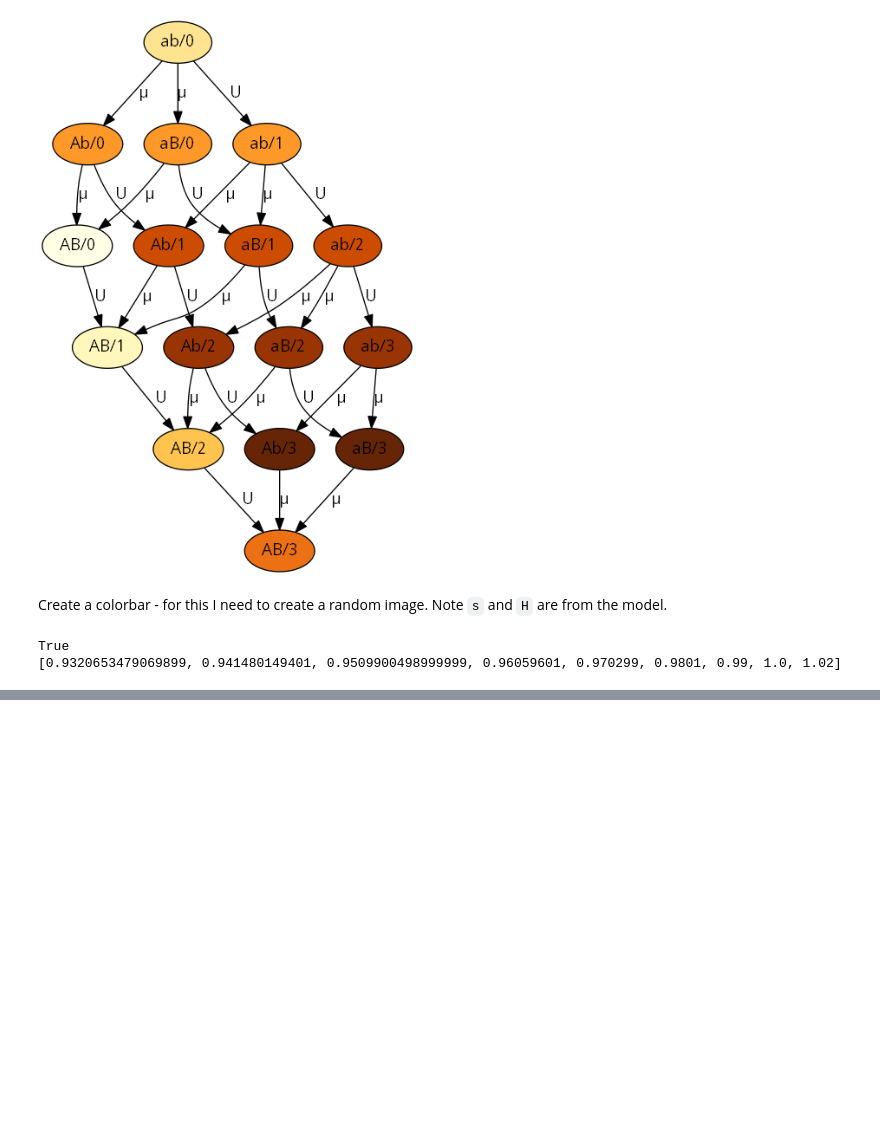
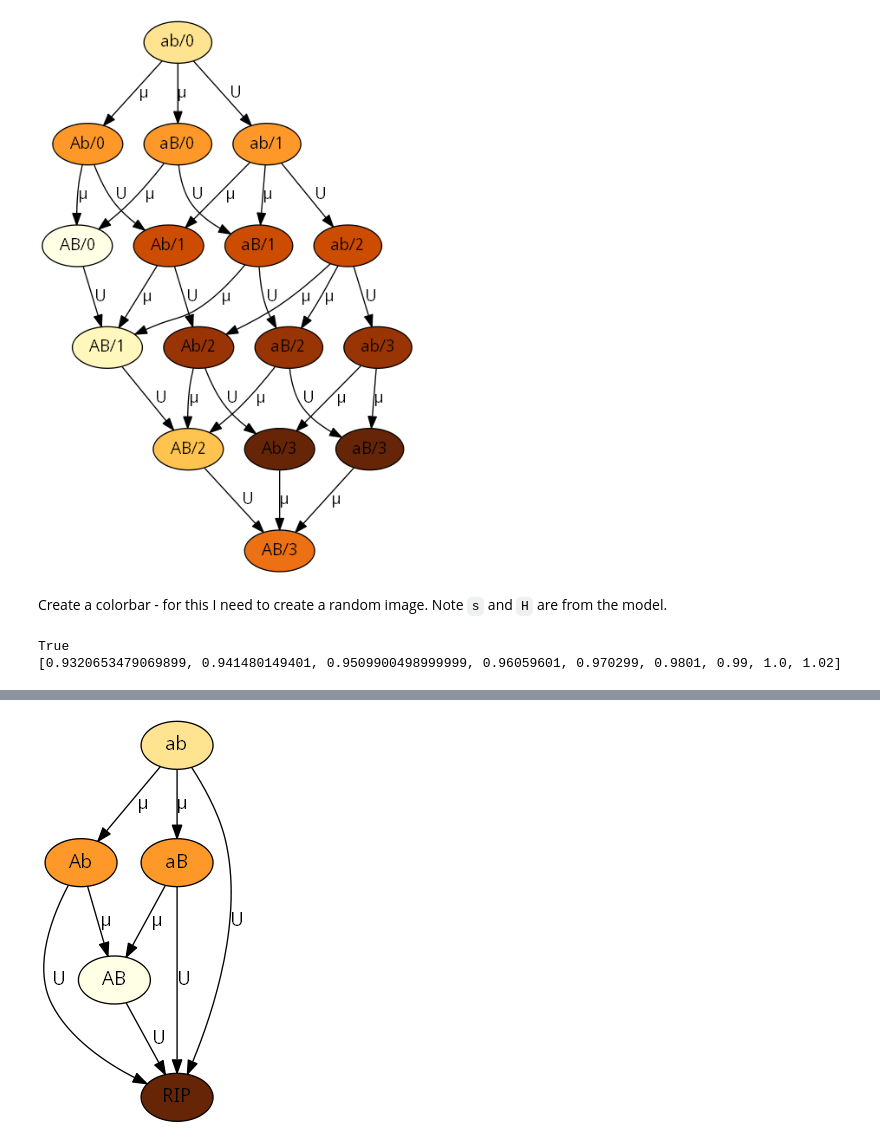
Before and after one commit to yoavram/ruggedsim, a Jupyter notebook: manuscript/Graphviz.ipynb, the cells around one changed output, grey strips where cells are left out. Drawn from its saved outputs; the diff is of its cells as text; code cells hidden in the pictures; blank space fills up the shorter version.

```diff
--- a/manuscript/Graphviz.ipynb
+++ b/manuscript/Graphviz.ipynb
@@ -144,0 +161,14 @@ fig.savefig("fitness_landscape_colorbar.png")
+# %%
+for g in [x for x in genotypes if x.num_deleterious == 0]:
+    for gs in [x for x in g.sons if x.num_deleterious == 0]:
+        edge = pydot.Edge(no_del(g.to_node()), no_del(gs.to_node()))
+        edge.set_label(u"\u03BC")
+        edge.set_fontname(fontname)
+        graph.add_edge(edge)
+    edge = pydot.Edge(no_del(g.to_node()), rip)
+    edge.set_label('U')
+    edge.set_fontname(fontname)
+    graph.add_edge(edge)
+graph
+# %% [output]
+[figure, added]
```
Also changed, not shown: parts of 7 cells of this notebook.
